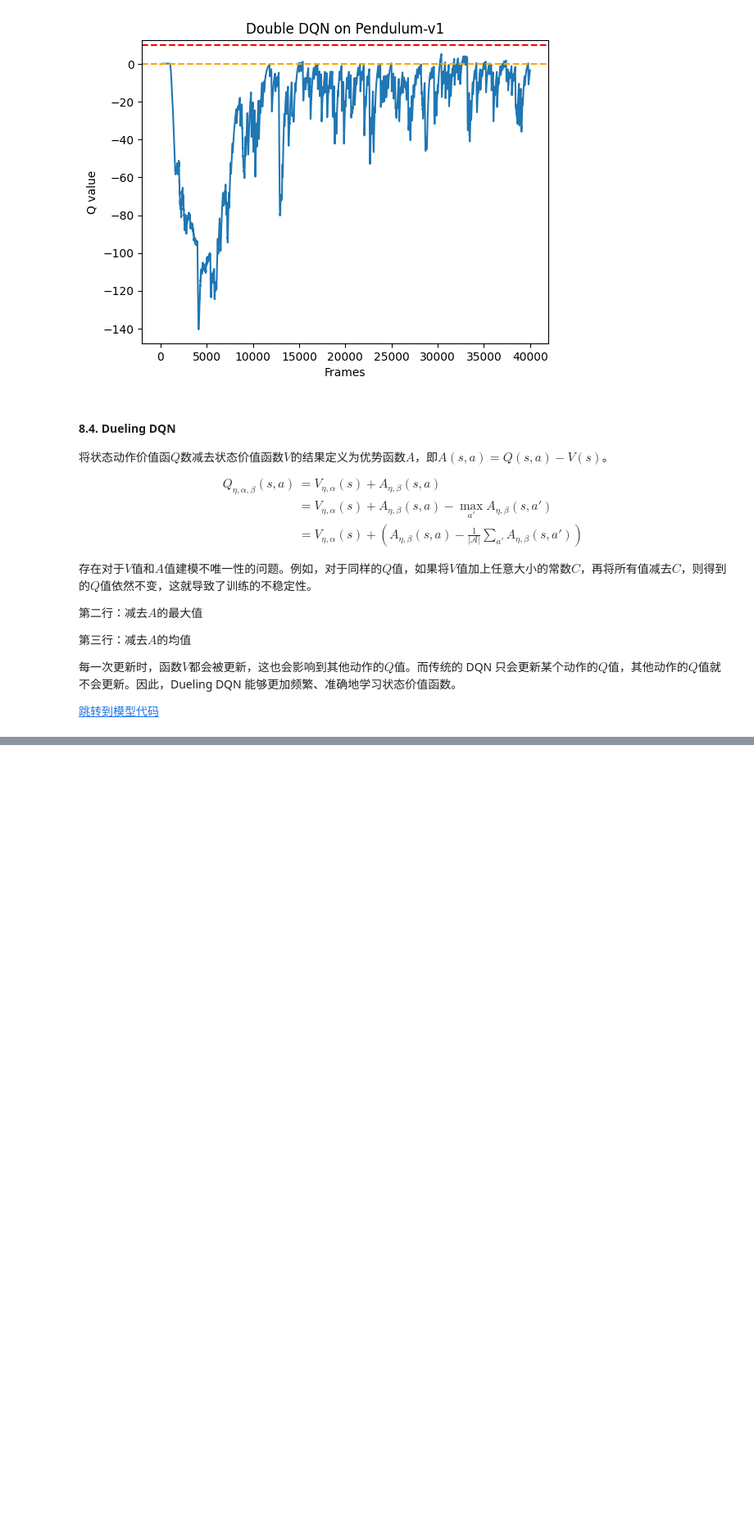
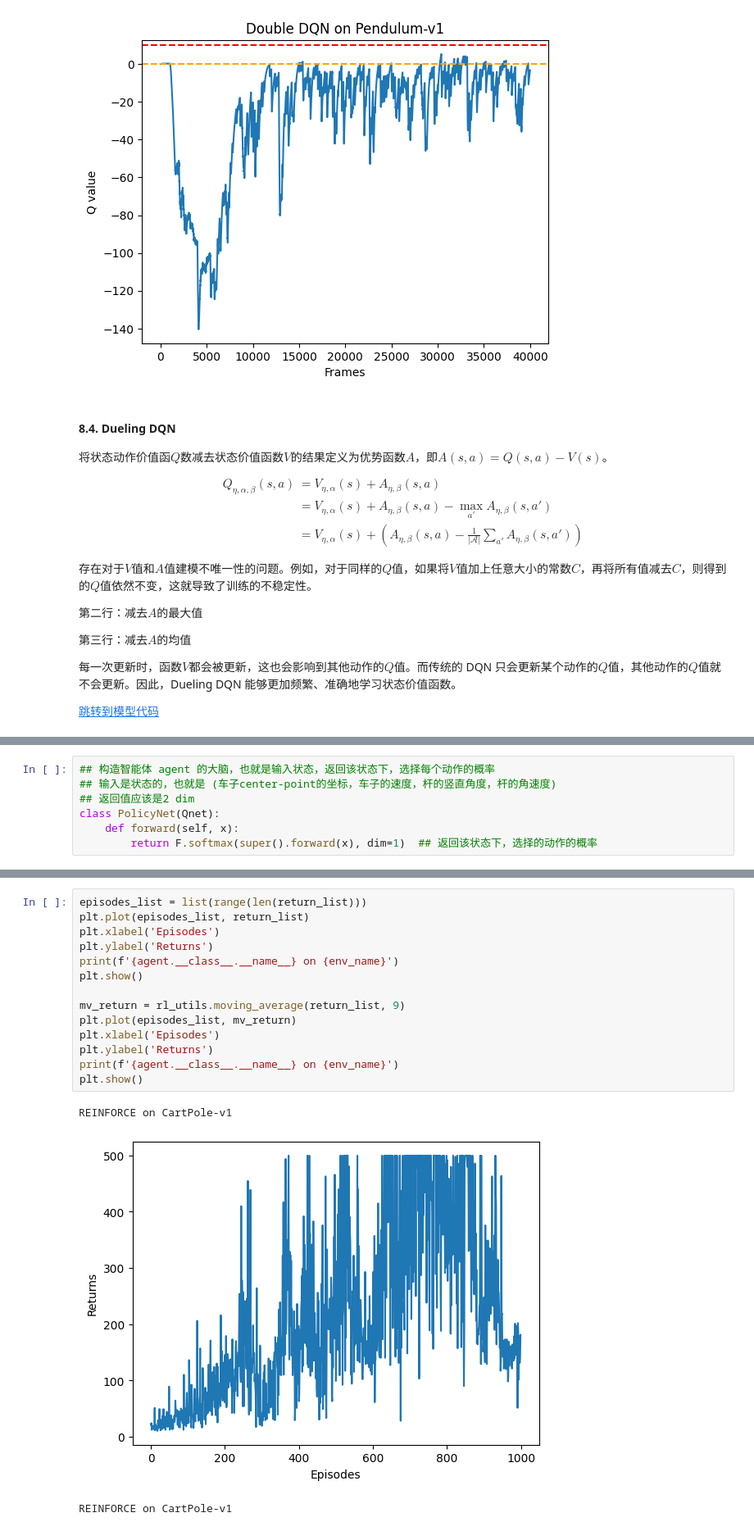
Before and after one commit to lanceyliao/Hands-on-RL, a Jupyter notebook: 合集.ipynb, the cells around one changed output, grey strips where cells are left out. Shown at 82% size. Saved outputs shown, nothing was run; the diff lists cells and outputs as text; blank space fills up the shorter version.

```diff
--- a/合集.ipynb
+++ b/合集.ipynb
@@ -2336,0 +2363,7 @@ plt.show()
+# %%
+## 构造智能体 agent 的大脑，也就是输入状态，返回该状态下，选择每个动作的概率
+## 输入是状态的，也就是 (车子center-point的坐标，车子的速度，杆的竖直角度，杆的角速度)
+## 返回值应该是2 dim
+class PolicyNet(Qnet):
+    def forward(self, x):
+        return F.softmax(super().forward(x), dim=1)  ## 返回该状态下，选择的动作的概率
@@ -2336,0 +2485,18 @@ plt.show()
+# %%
+episodes_list = list(range(len(return_list)))
+plt.plot(episodes_list, return_list)
+plt.xlabel('Episodes')
+plt.ylabel('Returns')
+print(f'{agent.__class__.__name__} on {env_name}')
+plt.show()
+
+mv_return = rl_utils.moving_average(return_list, 9)
+plt.plot(episodes_list, mv_return)
+plt.xlabel('Episodes')
+plt.ylabel('Returns')
+print(f'{agent.__class__.__name__} on {env_name}')
+plt.show()
+# %% [output]
+REINFORCE on CartPole-v1
+[figure, added]
+REINFORCE on CartPole-v1
```
Also changed, not shown: parts of 28 cells of this notebook, 4 other files.
